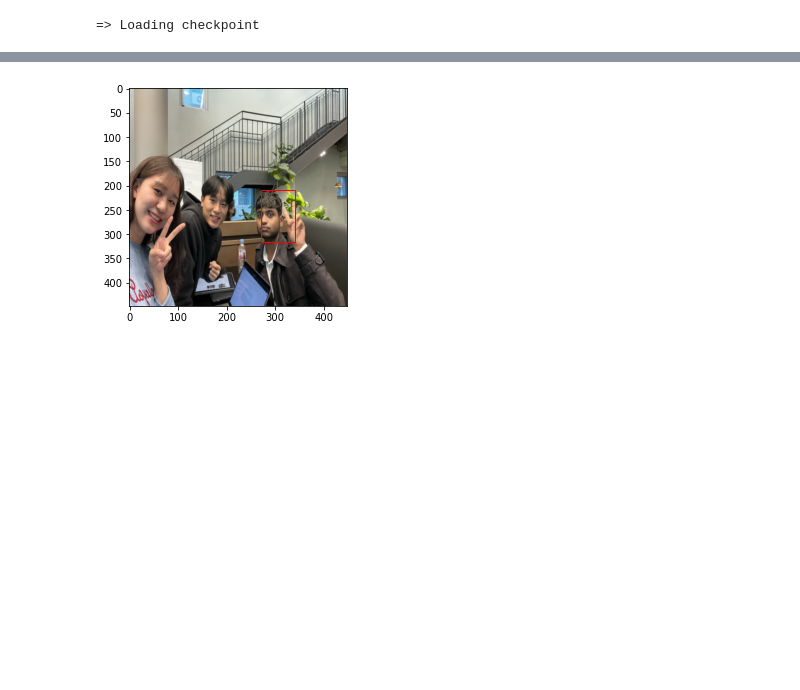
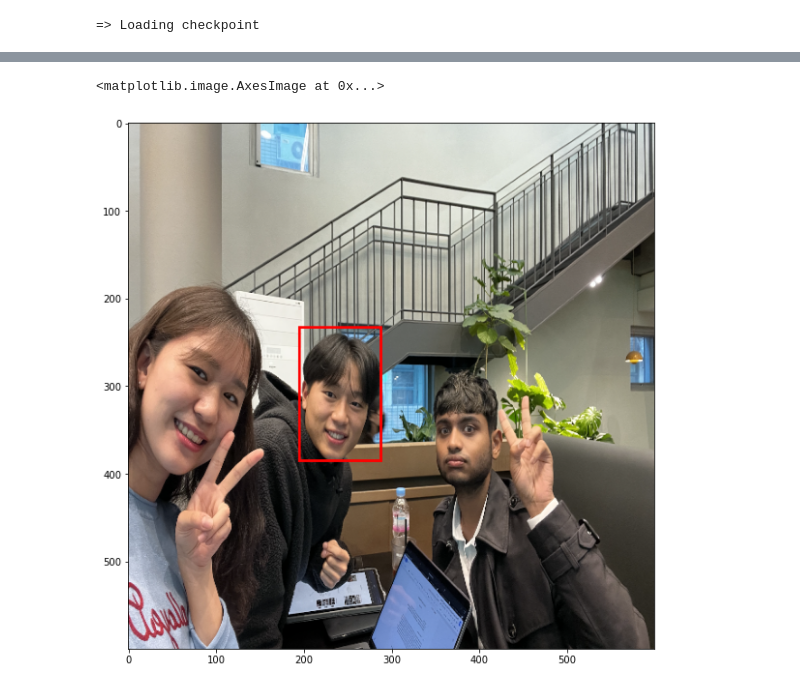
Before and after one commit to eugenekim3107/one-shot-face-recognition, a Jupyter notebook: model_demos.ipynb, the cells around one changed output, grey strips where cells are left out. Cells and saved outputs as stored; diff of their text form; code cells hidden in the pictures; blank space fills up the shorter version.

```diff
--- a/model_demos.ipynb
+++ b/model_demos.ipynb
@@ -126,5 +156,12 @@ lowest_score, lowest_idx = face_verification(query_image, support_set, transform
 # %%
-final = np.expand_dims(bboxes[lowest_idx], 0)
-plot_image(image.permute(1, 2, 0).to("cpu"), final)
+# final = np.expand_dims(bboxes[lowest_idx], 0)
+# plot_image(image.permute(1, 2, 0).to("cpu"), final)
-# %% [output]
-[figure, removed]
+# %%
+final = torch.unsqueeze(pred["boxes"][lowest_idx], 0)
+fig = plt.figure(figsize=(14, 10))
+plt.imshow(draw_bounding_boxes(image,
+    final, width=3, colors="red"
+).permute(1, 2, 0))
+# %% [output]
+<matplotlib.image.AxesImage at 0x...>
+[figure, added]
```
Also changed, not shown: parts of 8 cells of this notebook, 1 other file.
